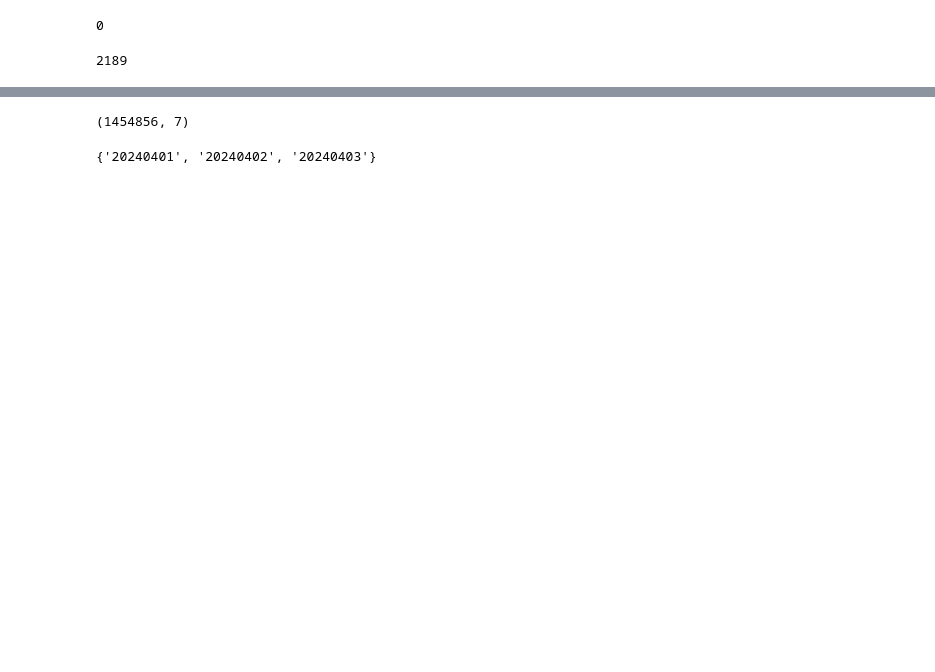
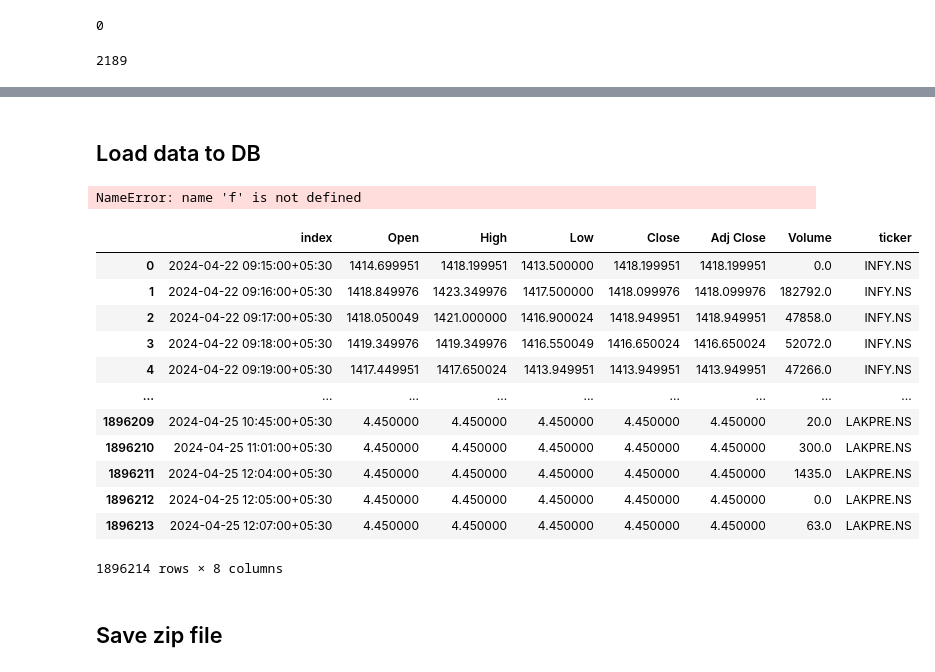
Before and after one commit to pankajti/wqu, a Jupyter notebook: capstone/module4/breakout_data_download.ipynb, the cells around one changed output, grey strips where cells are left out. Cells and saved outputs as stored; diff of their text form; code cells hidden in the pictures; blank space fills up the shorter version.

Commit message:
capstone module 6 commits

```diff
--- a/capstone/module4/breakout_data_download.ipynb
+++ b/capstone/module4/breakout_data_download.ipynb
@@ -93,8 +74,52 @@ minute_data.to_csv('minute_data_2.csv',compression='zip')
-# %%
-minute_data.shape[0
-# %% [output]
-(1454856, 7)
-# %%
-set(minute_data.reset_index()['index'].apply(lambda x :x.strftime('%Y%m%d')))
-# %% [output]
-{'20240401', '20240402', '20240403'}
+# %% [markdown]
+## Load data to DB
+# %%
+db_data_path = r'/Users/pankajti/dev/git/wqu/capstone/data/db/capstone.db'
+con = sqlite3.connect(db_data_path)
+dbEngine=sqlalchemy.create_engine(f'sqlite:///{db_data_path}')
+
+#files = os.listdir(datafiles_path)
+try:
+    loaded_dates =list(pd.read_sql("select date from market_data",dbEngine)['date'].unique())
+except:
+    loaded_dates=[]
+
+#files=['w']
+
+
+file_data = minute_data.reset_index()
+#file_data = pd.read_csv(market_data_path )
+
+file_data=file_data.rename({'index':'timestamp'}, axis =1)
+#file_data['date'] = file_data.timestamp.apply(lambda x:x[:10])
+file_data['date'] = file_data.timestamp.apply(lambda x:x.strftime('%Y-%m-%d'))
+
+file_data=file_data[~file_data.date.isin(loaded_dates)]
+if len(file_data)>100:
+    file_data.to_sql(con=dbEngine, name = 'market_data', index=False, if_exists='append')
+    print(f"loaded {file_data.shape} records  for {f}")
+    loaded_dates.extend(file_data.date.unique())
+
+else:
+    print(f"data already exists for {f}")
+print(f"done for {f}")
+# %% [output]
+NameError: name 'f' is not defined
+# %%
+minute_data.reset_index()
+# %% [output]
+|  | index | Open | High | Low | Close | Adj Close | Volume | ticker |
+| 0 | 2024-04-22 09:15:00+05:30 | 1414.699951 | 1418.199951 | 1413.500000 | 1418.199951 | 1418.199951 | 0.0 | INFY.NS |
+| 1 | 2024-04-22 09:16:00+05:30 | 1418.849976 | 1423.349976 | 1417.500000 | 1418.099976 | 1418.099976 | 182792.0 | INFY.NS |
+| 2 | 2024-04-22 09:17:00+05:30 | 1418.050049 | 1421.000000 | 1416.900024 | 1418.949951 | 1418.949951 | 47858.0 | INFY.NS |
+| 3 | 2024-04-22 09:18:00+05:30 | 1419.349976 | 1419.349976 | 1416.550049 | 1416.650024 | 1416.650024 | 52072.0 | INFY.NS |
+| 4 | 2024-04-22 09:19:00+05:30 | 1417.449951 | 1417.650024 | 1413.949951 | 1413.949951 | 1413.949951 | 47266.0 | INFY.NS |
+| ... | ... | ... | ... | ... | ... | ... | ... | ... |
+| 1896209 | 2024-04-25 10:45:00+05:30 | 4.450000 | 4.450000 | 4.450000 | 4.450000 | 4.450000 | 20.0 | LAKPRE.NS |
+| 1896210 | 2024-04-25 11:01:00+05:30 | 4.450000 | 4.450000 | 4.450000 | 4.450000 | 4.450000 | 300.0 | LAKPRE.NS |
+| 1896211 | 2024-04-25 12:04:00+05:30 | 4.450000 | 4.450000 | 4.450000 | 4.450000 | 4.450000 | 1435.0 | LAKPRE.NS |
+| 1896212 | 2024-04-25 12:05:00+05:30 | 4.450000 | 4.450000 | 4.450000 | 4.450000 | 4.450000 | 0.0 | LAKPRE.NS |
+| 1896213 | 2024-04-25 12:07:00+05:30 | 4.450000 | 4.450000 | 4.450000 | 4.450000 | 4.450000 | 63.0 | LAKPRE.NS |
+1896214 rows × 8 columns
+# %% [markdown]
+## Save zip file
```
Also changed, not shown: parts of 8 cells of this notebook, 4 other files.
